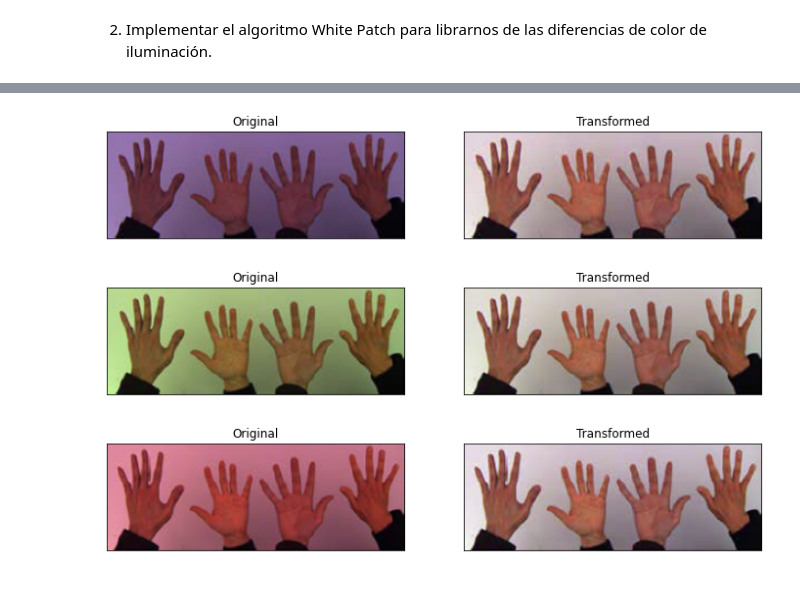
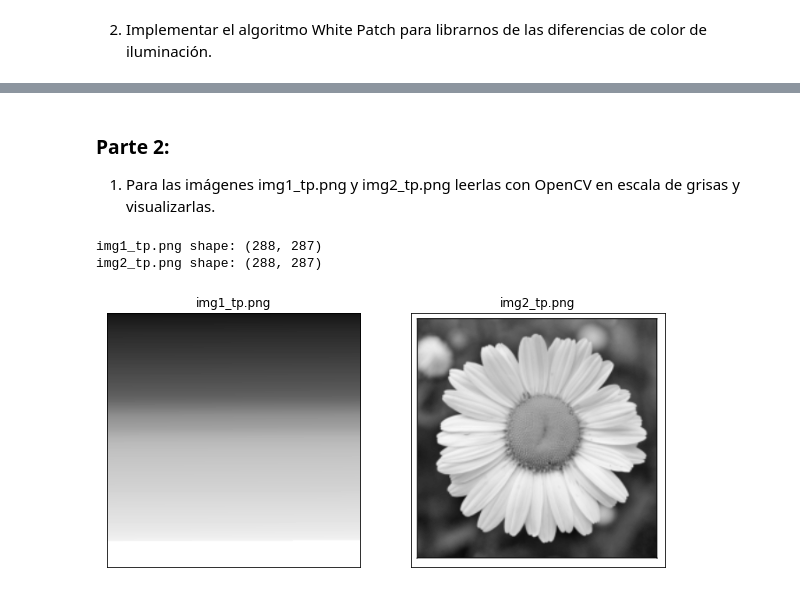
Before and after one commit to achurichi/CEIA, a Jupyter notebook: computer-vision-1/tp1/tp1.ipynb, the cells around one changed output, grey strips where cells are left out. Cells and saved outputs as stored; diff of their text form; code cells hidden in the pictures.

```diff
--- a/computer-vision-1/tp1/tp1.ipynb
+++ b/computer-vision-1/tp1/tp1.ipynb
@@ -15,18 +15,18 @@ import warnings
 
 1. Implementar el algoritmo de pasaje a coordenadas cromáticas para librarnos de las variaciones de contraste.
 # %%
-def load_image(path, filename):
-    img = cv.imread(os.path.join(path, filename))
+def load_image(path, filename, grayscale=False):
+    flags = {"flags": cv.IMREAD_GRAYSCALE} if grayscale else {}
+    img = cv.imread(os.path.join(path, filename), **flags)
+    if grayscale:
+        return img
     return cv.cvtColor(img, cv.COLOR_BGR2RGB)
 
 
 images_path = "/tf/notebooks/CEIA/computer-vision-1/tp1/assets/coord_cromaticas"
 
-images = [
-    load_image(images_path, "CoordCrom_1.png"),
-    load_image(images_path, "CoordCrom_2.png"),
-    load_image(images_path, "CoordCrom_3.png"),
-]
+filenames = ["CoordCrom_1.png", "CoordCrom_2.png", "CoordCrom_3.png"]
+images = [load_image(images_path, filename) for filename in filenames]
 # %%
 def transform_chrom_coord(img):
     num = img.astype(np.float64)
@@ -82,23 +108,29 @@ def transform_white_patch(img):
+# %% [markdown]
+### Parte 2:
+
+1. Para las imágenes img1_tp.png y img2_tp.png leerlas con OpenCV en escala de grisas y visualizarlas.
+# %%
+images_path = "/tf/notebooks/CEIA/computer-vision-1/tp1/assets"
+
+img1 = load_image(images_path, "img1_tp.png", grayscale=True)
+img2 = load_image(images_path, "img2_tp.png", grayscale=True)
+
+print(f"img1_tp.png shape: {img1.shape}")
+print(f"img2_tp.png shape: {img2.shape}")
+# %% [output]
+img1_tp.png shape: (288, 287)
+img2_tp.png shape: (288, 287)
 # %%
-def plot_white_patch(img, figsize=(10, 10)):
-    _, axes = plt.subplots(1, 2, figsize=figsize)
-    axes[0].imshow(img)
-    axes[0].title.set_text("Original")
-    axes[0].xaxis.set_visible(False)
-    axes[0].yaxis.set_visible(False)
-    axes[1].imshow(transform_white_patch(img))
-    axes[1].title.set_text("Transformed")
-    axes[1].xaxis.set_visible(False)
-    axes[1].yaxis.set_visible(False)
+_, axes = plt.subplots(1, 2, figsize=(10, 10))
+
+axes[0].imshow(img1, cmap="gray")
+axes[0].title.set_text("img1_tp.png")
+axes[0].xaxis.set_visible(False)
+axes[0].yaxis.set_visible(False)
+
+axes[1].imshow(img2, cmap="gray")
+axes[1].title.set_text("img2_tp.png")
+axes[1].xaxis.set_visible(False)
+axes[1].yaxis.set_visible(False)
+# %% [output]
+[figure, added]
-# %%
-plot_white_patch(images[0], figsize=(12, 4))
-# %% [output]
-[figure, removed]
-# %%
-plot_white_patch(images[1], figsize=(12, 4))
-# %% [output]
-[figure, removed]
-# %%
-plot_white_patch(images[2], figsize=(12, 4))
-# %% [output]
-[figure, removed]
```
Also changed, not shown: parts of 26 cells of this notebook.
